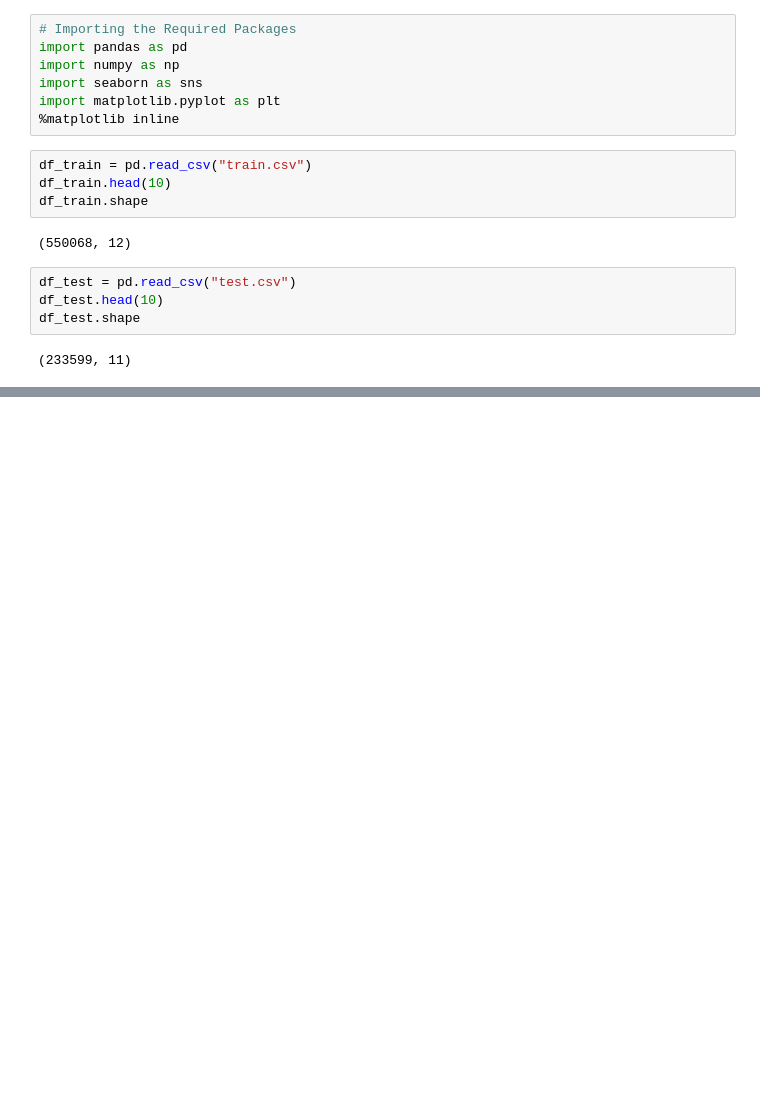
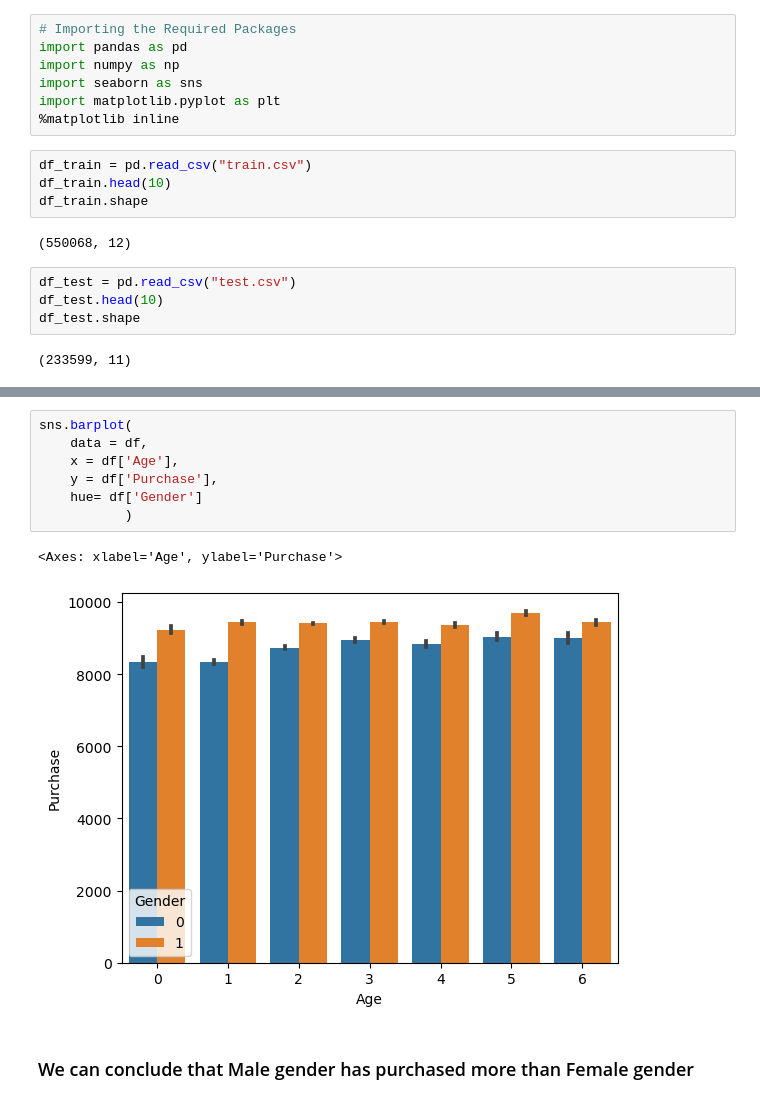
Before and after one commit to BadrinathSanagavaram/Black-Friday-EDA-Feature-Engineering, a Jupyter notebook: Black Friday EDA and Feature Engineering.ipynb, the cells around one changed output, grey strips where cells are left out. Cells and saved outputs as stored; diff of their text form; blank space fills up the shorter version.

```diff
--- a/Black Friday EDA and Feature Engineering.ipynb
+++ b/Black Friday EDA and Feature Engineering.ipynb
@@ -44,0 +312,12 @@ dtype: int64
+# %%
+sns.barplot(
+    data = df,
+    x = df['Age'],
+    y = df['Purchase'],
+    hue= df['Gender']
+           )
+# %% [output]
+<Axes: xlabel='Age', ylabel='Purchase'>
+[figure, added]
+# %% [markdown]
+### We can conclude that Male gender has purchased more than Female gender
```
Also changed, not shown: parts of 35 cells of this notebook, 1 other file.
